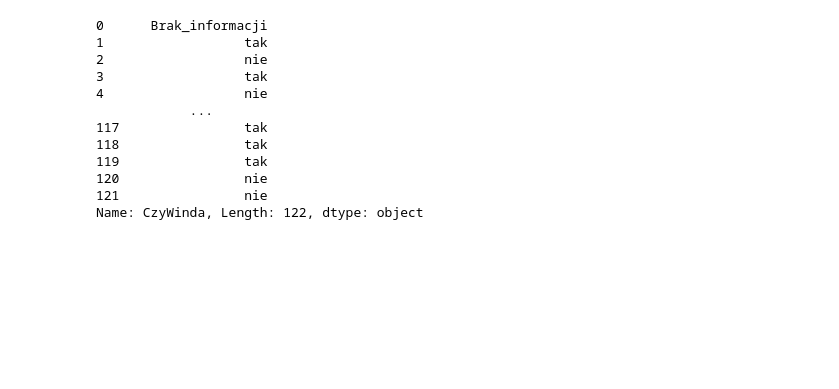
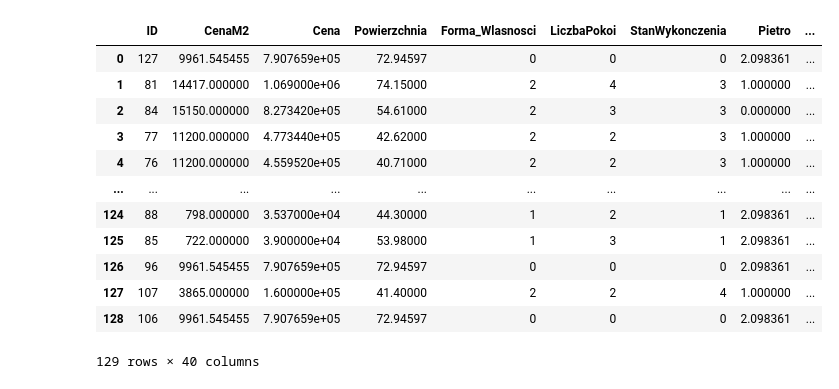
Before and after one commit to PyMen96/PyMen96_repo, a Jupyter notebook: web_scrapping_database_ml/WebScrapping_house_website_to_db.ipynb, the cells around one changed output. Saved outputs shown, nothing was run; the diff lists cells and outputs as text; code cells hidden in the pictures; blank space fills up the shorter version.

```diff
--- a/web_scrapping_database_ml/WebScrapping_house_website_to_db.ipynb
+++ b/web_scrapping_database_ml/WebScrapping_house_website_to_db.ipynb
@@ -303,8 +299,11 @@ df_copy['Pietro'] = df_copy['Pietro'].replace('poddasze', '100')
 df_copy['Pietro'] = df_copy['Pietro'].replace('Zapytaj', '')
 df_copy['Pietro'] = df_copy['Pietro'].replace('>', '', regex=True)
 df_copy['Pietro'] = df_copy['Pietro'].replace('', np.nan)
-df_copy['Pietro'] = df_copy['Pietro'].apply(lambda x: int(x.split('/')[0]) if isinstance(x, str) and '/' in x else x)
+df_copy['Pietro'] = df_copy['Pietro'].replace(['N/A', 'NaN', ''], np.nan)
+df_copy['Pietro'] = df_copy['Pietro'].apply(lambda x: float(x.split('/')[0]) if isinstance(x, str) and '/' in x else x)
 df_copy['Pietro'] = df_copy['Pietro'].astype(float)
+
+df_copy['Pietro'] = df_copy['Pietro'].fillna((df_copy['Pietro'].mean()))
 # %%
 ##RodzajZabudowy
 df_copy['RodzajZabudowy'] = df_copy['RodzajZabudowy'].str.replace('Rodzaj zabudowy', '').str.strip()
@@ -337,0 +326,7 @@ df_copy['DostepneOd'] = pd.to_datetime(df_copy['DostepneOd'])
+# %%
+df_copy['RokBudowy'] = df_copy['RokBudowy'].str.replace('Rok budowy', '').str.strip()
+df_copy['RokBudowy'] = df_copy['RokBudowy'].replace(['N/A', ''], np.nan)
+df_copy['RokBudowy'] = df_copy['RokBudowy'].replace(['brak informacji', ''], np.nan)
+df_copy['RokBudowy'] = df_copy['RokBudowy'].astype(float)
+
+df_copy['RokBudowy'] = df_copy['RokBudowy'].fillna((df_copy['RokBudowy'].mean()))
@@ -349,3 +342,13 @@ df_copy['Czynsz'] = df_copy['Czynsz'].astype(float)
+# %%
+df_copy['Czynsz'] = df_copy['Czynsz'].apply(lambda y: str(y).split('zł')[0])
+df_copy['Czynsz'] = df_copy['Czynsz'].apply(lambda x: x.replace(' ', ''))
+df_copy['Czynsz'] = df_copy['Czynsz'].apply(lambda x: x.replace(',', '.'))
+df_copy['Czynsz'] = df_copy['Czynsz'].str.replace('Czynsz', '').str.strip()
+df_copy['Czynsz'] = df_copy['Czynsz'].apply(lambda x: x.replace('Zapytaj',''))
+df_copy['Czynsz'] = df_copy['Czynsz'].replace(['N/A', ''], np.nan)
+df_copy['Czynsz'] = df_copy['Czynsz'].astype(float)
+
+df_copy['Czynsz'] = df_copy['Czynsz'].fillna((df_copy['Czynsz'].mean()))
 # %%
 df_copy['Zabezpieczenia'] = df_copy['Zabezpieczenia'].replace('N/A', 'brak informacji')
 # %%
@@ -371,17 +374,4 @@ for feature in all_features:
 # %%
 df_copy.drop(['Nazwa','Adres','BalkonOgrodTaras','Zapytaj','DostepneOd','brak informacji'], axis = 1, inplace = True)
 # %%
-df_copy['CzyWinda']
+df_model = df_copy.copy()
-# %% [output]
-0      Brak_informacji
-1                  tak
-2                  nie
-3                  tak
-4                  nie
-            ...
-117                tak
-118                tak
-119                tak
-120                nie
-121                nie
-Name: CzyWinda, Length: 122, dtype: object
@@ -387,0 +392,29 @@ Name: CzyWinda, Length: 122, dtype: object
+# %%
+# Convert lists to strings
+for column in df_model.columns:
+    if df_model[column].apply(lambda x: isinstance(x, list)).any():
+        df_model[column] = df_model[column].apply(lambda x: ' '.join(map(str, x)) if isinstance(x, list) else x)
+
+# Initialize LabelEncoder
+label_encoder = LabelEncoder()
+
+# Apply LabelEncoder to each column with object dtype
+for column in df_model.columns:
+    if df_model[column].dtype == 'object':
+        df_model[column] = label_encoder.fit_transform(df_model[column])
+
+df_model
+# %% [output]
+|  | ID | CenaM2 | Cena | Powierzchnia | Forma_Wlasnosci | LiczbaPokoi | StanWykonczenia | Pietro | ... |
+| 0 | 127 | 9961.545455 | 7.907659e+05 | 72.94597 | 0 | 0 | 0 | 2.098361 | ... |
+| 1 | 81 | 14417.000000 | 1.069000e+06 | 74.15000 | 2 | 4 | 3 | 1.000000 | ... |
+| 2 | 84 | 15150.000000 | 8.273420e+05 | 54.61000 | 2 | 3 | 3 | 0.000000 | ... |
+| 3 | 77 | 11200.000000 | 4.773440e+05 | 42.62000 | 2 | 2 | 3 | 1.000000 | ... |
+| 4 | 76 | 11200.000000 | 4.559520e+05 | 40.71000 | 2 | 2 | 3 | 1.000000 | ... |
+| ... | ... | ... | ... | ... | ... | ... | ... | ... | ... |
+| 124 | 88 | 798.000000 | 3.537000e+04 | 44.30000 | 1 | 2 | 1 | 2.098361 | ... |
+| 125 | 85 | 722.000000 | 3.900000e+04 | 53.98000 | 1 | 3 | 1 | 2.098361 | ... |
+| 126 | 96 | 9961.545455 | 7.907659e+05 | 72.94597 | 0 | 0 | 0 | 2.098361 | ... |
+| 127 | 107 | 3865.000000 | 1.600000e+05 | 41.40000 | 2 | 2 | 4 | 1.000000 | ... |
+| 128 | 106 | 9961.545455 | 7.907659e+05 | 72.94597 | 0 | 0 | 0 | 2.098361 | ... |
+129 rows × 40 columns
```
Also changed, not shown: parts of 10 cells of this notebook.
